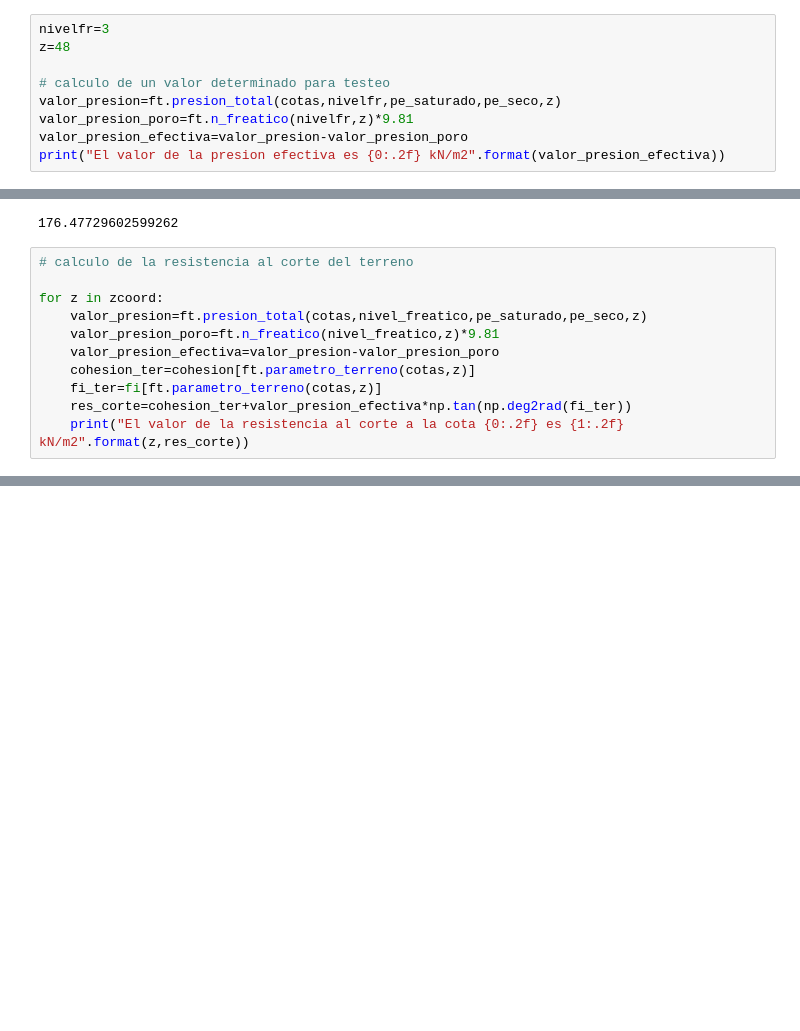
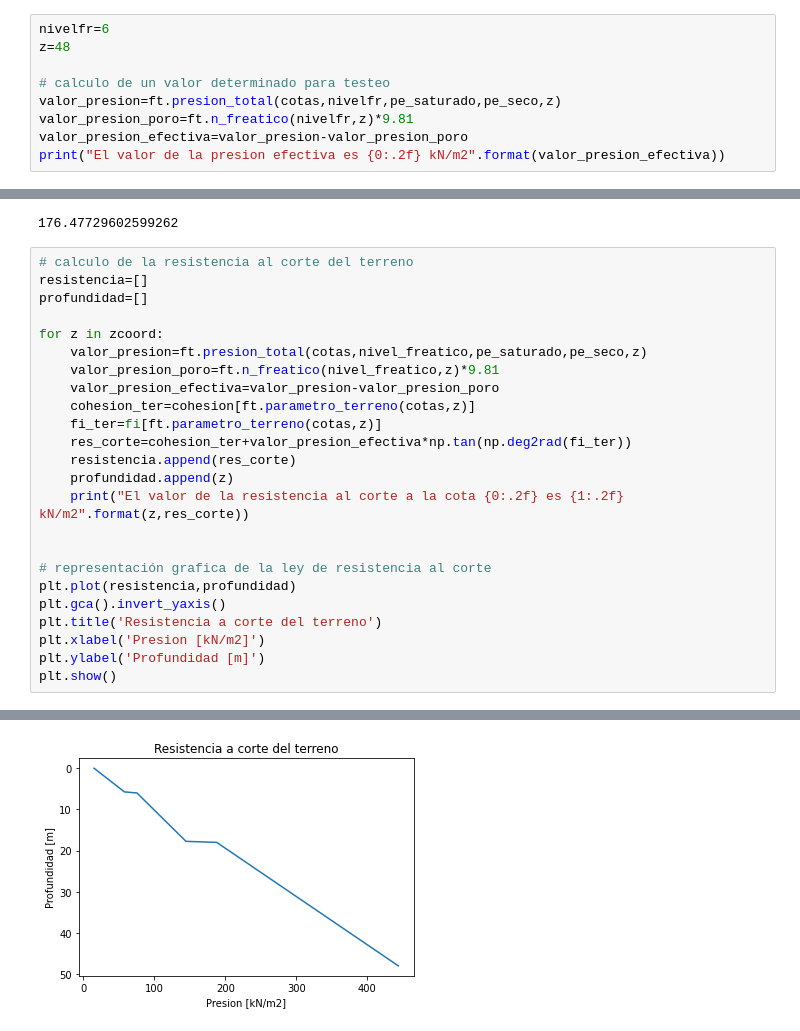
Before and after one commit to me1lopig/Tensiones_Terraplen_final, a Jupyter notebook: resistencia_corte.ipynb, the cells around one changed output, grey strips where cells are left out. Saved outputs shown, nothing was run; the diff lists cells and outputs as text; blank space fills up the shorter version.

```diff
--- a/resistencia_corte.ipynb
+++ b/resistencia_corte.ipynb
@@ -21,7 +21,7 @@ cohesion
 # %% [output]
 [0, 15, 15, 20]
 # %%
-nivelfr=3
+nivelfr=6
 z=48
 
 # calculo de un valor determinado para testeo
@@ -96,6 +96,8 @@ cohesion_ter+valor_presion_efectiva*np.tan(np.deg2rad(fi_ter))
 176.47729602599262
 # %%
 # calculo de la resistencia al corte del terreno
+resistencia=[]
+profundidad=[]
 
 for z in zcoord:
     valor_presion=ft.presion_total(cotas,nivel_freatico,pe_saturado,pe_seco,z)
@@ -104,7 +106,18 @@ for z in zcoord:
     cohesion_ter=cohesion[ft.parametro_terreno(cotas,z)]
     fi_ter=fi[ft.parametro_terreno(cotas,z)]
     res_corte=cohesion_ter+valor_presion_efectiva*np.tan(np.deg2rad(fi_ter))
+    resistencia.append(res_corte)
+    profundidad.append(z)
     print("El valor de la resistencia al corte a la cota {0:.2f} es {1:.2f} kN/m2".format(z,res_corte))
+
+
+# representación grafica de la ley de resistencia al corte
+plt.plot(resistencia,profundidad)
+plt.gca().invert_yaxis()
+plt.title('Resistencia a corte del terreno')
+plt.xlabel('Presion [kN/m2]')
+plt.ylabel('Profundidad [m]')
+plt.show()
 # %% [output]
 El valor de la resistencia al corte a la cota 0.00 es 15.00 kN/m2
 El valor de la resistencia al corte a la cota 0.25 es 16.87 kN/m2
@@ -125,0 +139 @@ El valor de la resistencia al corte a la cota 48.00 es 176.48 kN/m2
+[figure, added]
```
Also changed, not shown: parts of 3 cells of this notebook, 2 other files.
